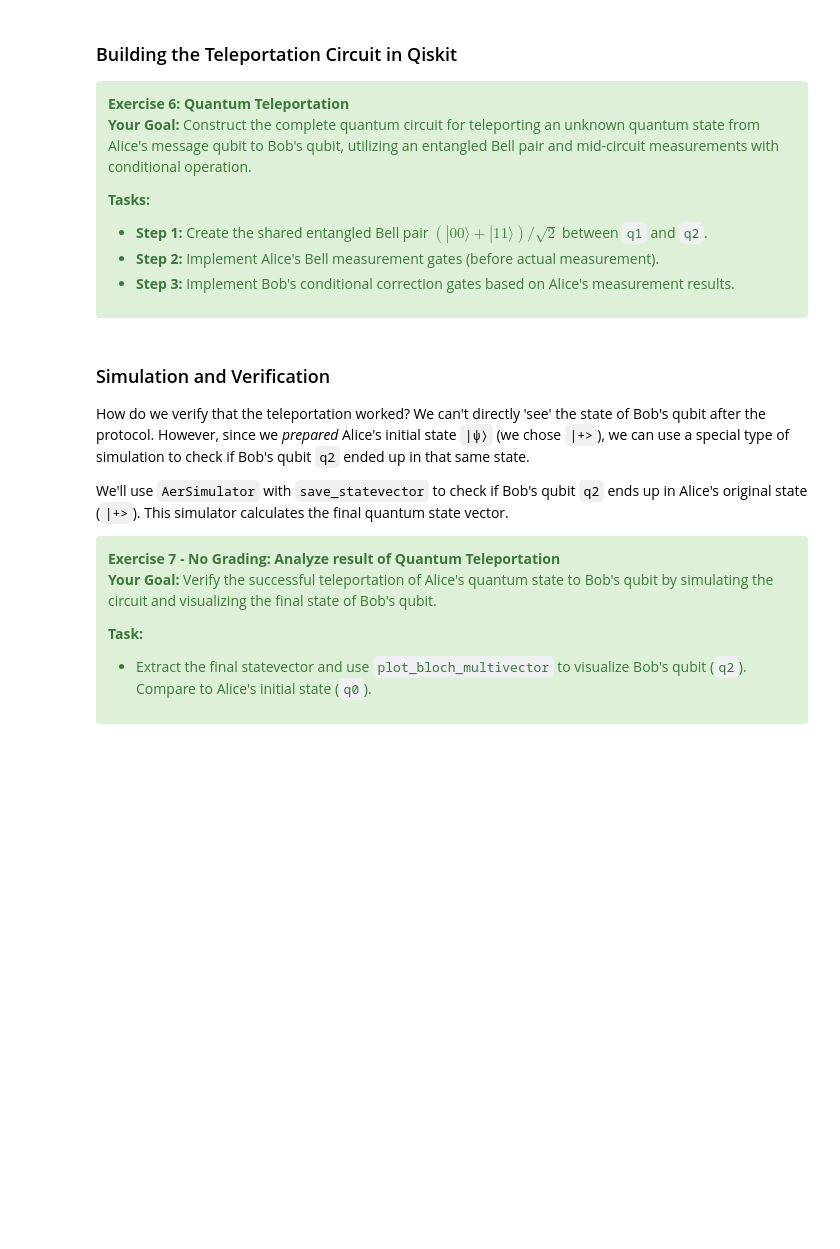
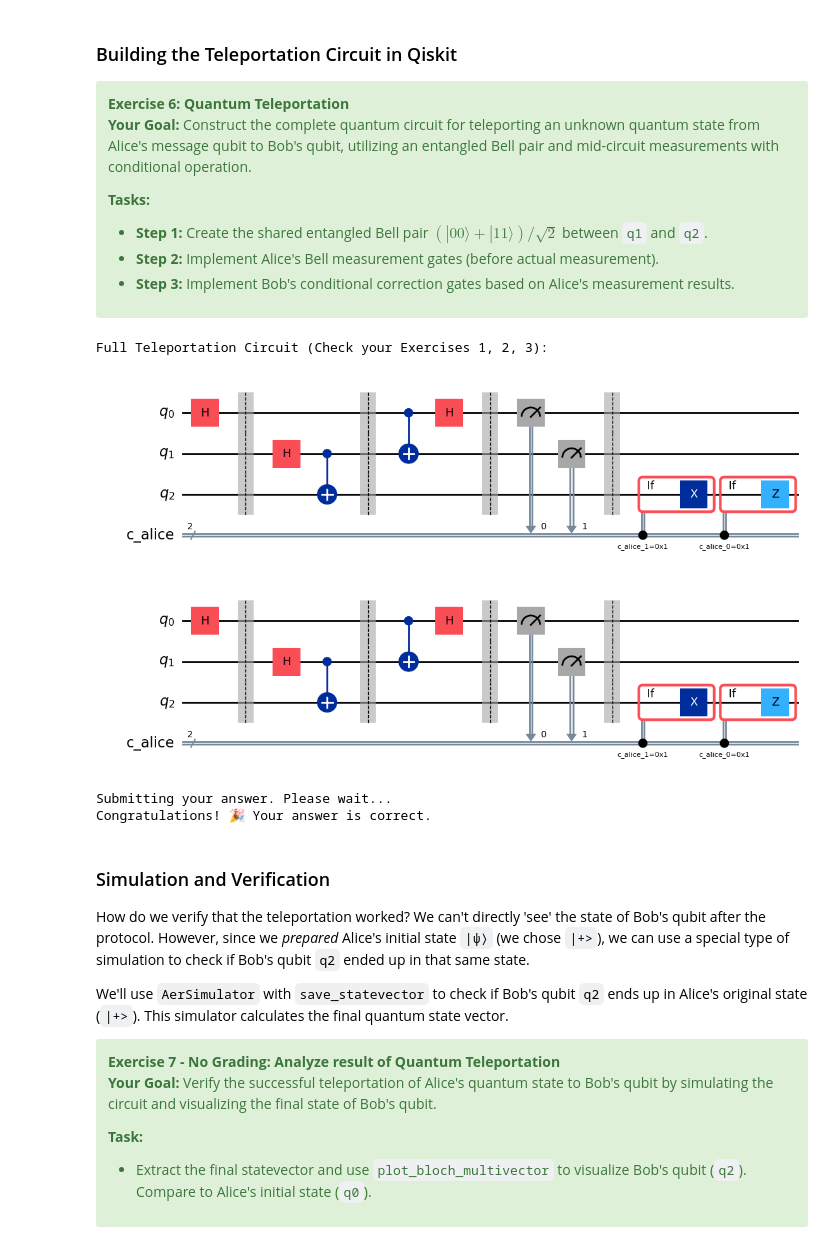
Before and after one commit to saxenaprajjwal/QGSS_2025, a Jupyter notebook: lab1/lab1.ipynb, the cells around one changed output. Drawn from its saved outputs; the diff is of its cells as text; code cells hidden in the pictures; blank space fills up the shorter version.

```diff
--- a/lab1/lab1.ipynb
+++ b/lab1/lab1.ipynb
@@ -1014,37 +1041,54 @@ teleport_qc.barrier()
 # ---- TODO : Task 1 ---
 # Step 1: Create Bell pair between q1 (Alice) and q2 (Bob)
 
-
+teleport_qc.h(qr_tele[1])
+teleport_qc.cx(qr_tele[1],qr_tele[2])
 
 # --- End of TODO --
 teleport_qc.barrier()
 
 # ---- TODO : Task 2 ---
 # Step 2: Alice's Bell Measurement (gates part))
 
+teleport_qc.cx(qr_tele[0],qr_tele[1])
+teleport_qc.h(qr_tele[0])
 
 
 # --- End of TODO --
 teleport_qc.barrier()
 
 # Alice measures her qubits q0 and q1
 teleport_qc.measure(qr_tele[0], cr_alice_tele[0]) # q0 -> c0
 teleport_qc.measure(qr_tele[1], cr_alice_tele[1]) # q1 -> c1
 teleport_qc.barrier()
 
 # ---- TODO : Task 3 ---
 # Step 3: Bob's Conditional Corrections on q2
 # IMPORTANT: .c_if() on gates like XGate() no longer works directly as in older Qiskit versions.
 # The recommended method in Qiskit 1.0+ is to use the new `if_test` context manager.
 
+# Apply X to q2 if cr_alice_tele == 2 or 3
+with teleport_qc.if_test((cr_alice_tele[1],1)):
+    teleport_qc.x(qr_tele[2])
+
+# Apply Z to q2 if cr_alice_tele == 1 or 3
+with teleport_qc.if_test((cr_alice_tele[0],1)):
+    teleport_qc.z(qr_tele[2])
 
 # --- End of TODO --
 
 print("Full Teleportation Circuit (Check your Exercises 1, 2, 3):")
 display(teleport_qc.draw('mpl'))
+# %% [output]
+Full Teleportation Circuit (Check your Exercises 1, 2, 3):
+[figure, added]
+[figure, added]
 # %%
 # Submit your answer using the following code
 grade_lab1_ex6(teleport_qc)
+# %% [output]
+Submitting your answer. Please wait...
+Congratulations! 🎉 Your answer is correct.
 # %% [markdown]
 ### Simulation and Verification
 
```
Also changed, not shown: parts of 13 cells of this notebook.
